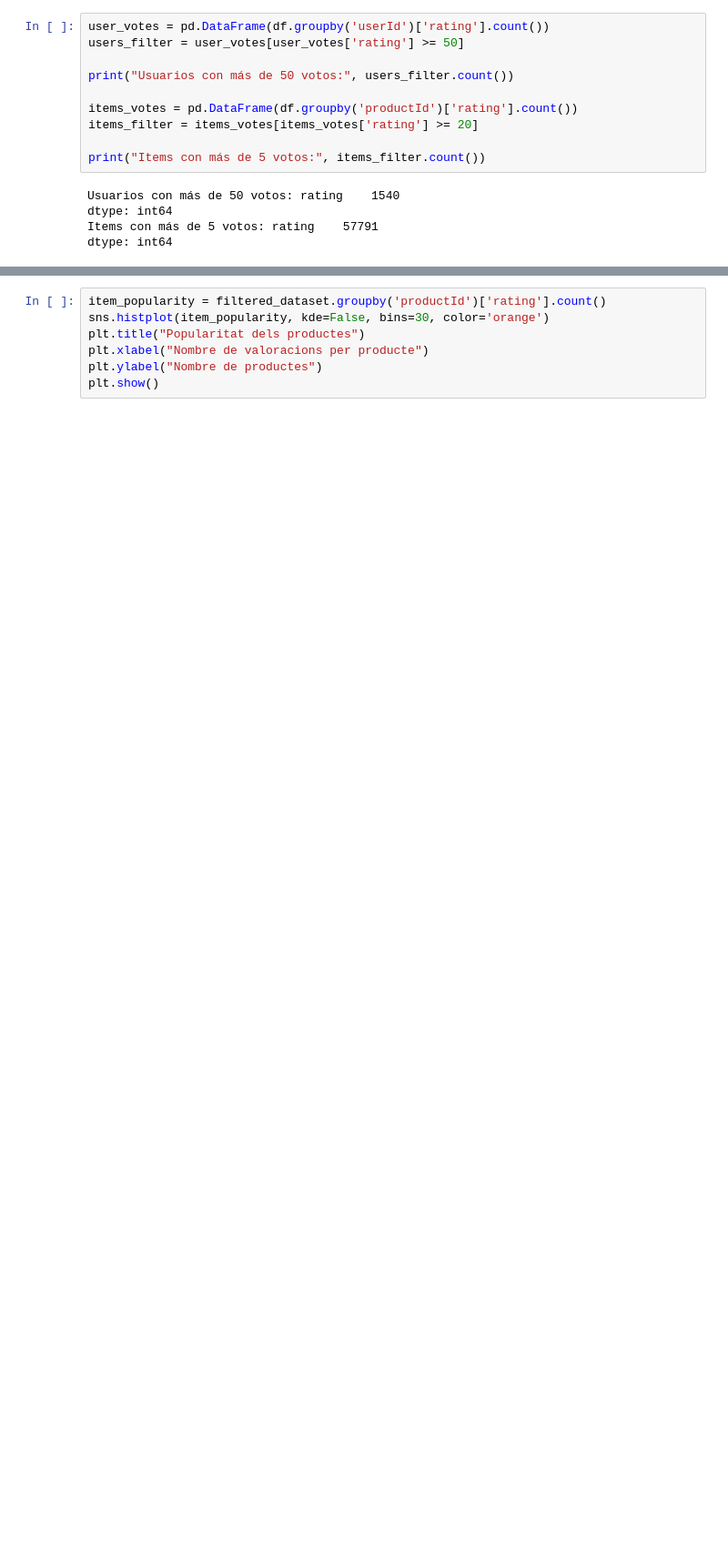
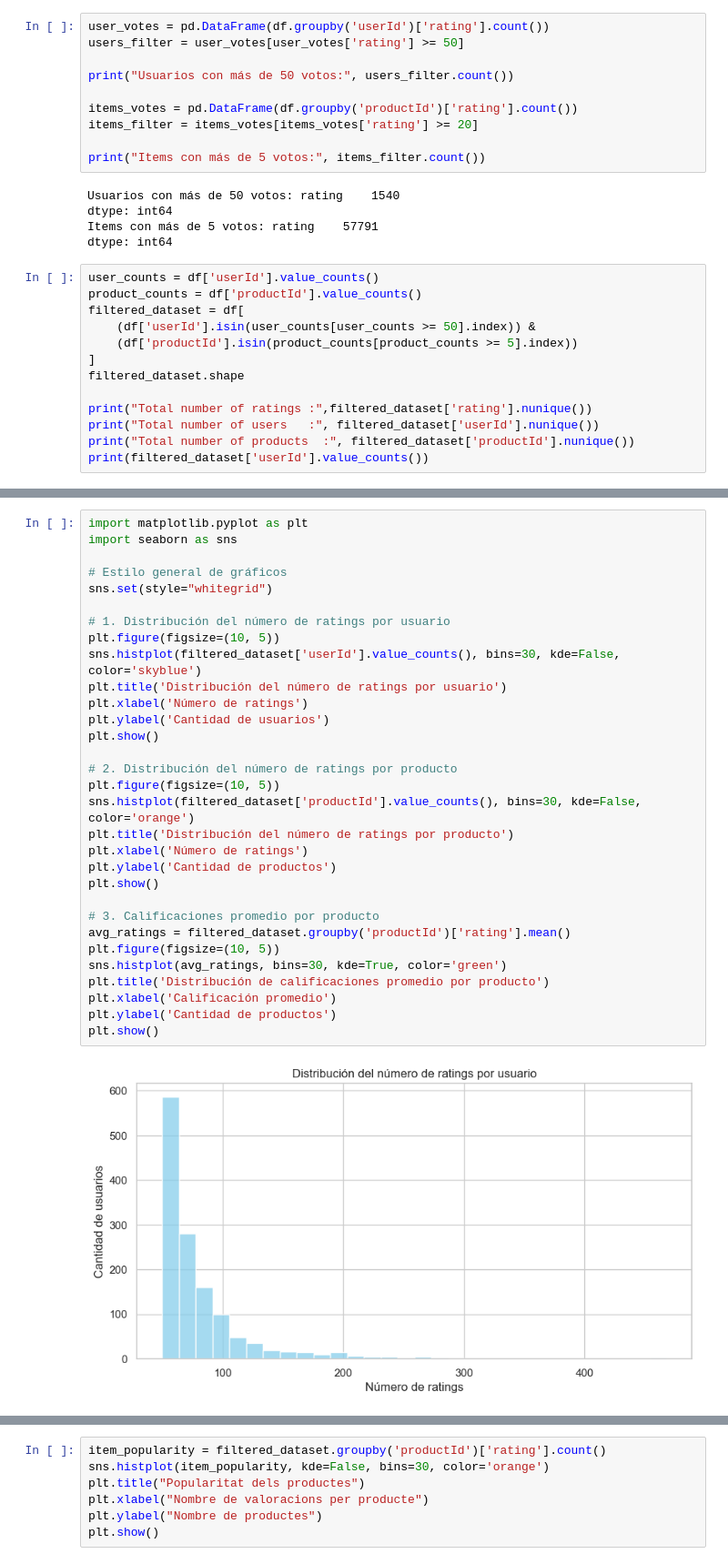
Before and after one commit to DCC-UAB/ACproject-grup-18, a Jupyter notebook: grafiques-2.ipynb, the cells around one changed output, grey strips where cells are left out. Shown at 91% size. Drawn from its saved outputs; the diff is of its cells as text; blank space fills up the shorter version.

```diff
--- a/grafiques.ipynb
+++ b/grafiques-2.ipynb
@@ -189,3 +201,16 @@ Usuarios con más de 50 votos: rating    1540
 dtype: int64
 Items con más de 5 votos: rating    57791
 dtype: int64
+# %%
+user_counts = df['userId'].value_counts()
+product_counts = df['productId'].value_counts()
+filtered_dataset = df[
+    (df['userId'].isin(user_counts[user_counts >= 50].index)) &
+    (df['productId'].isin(product_counts[product_counts >= 5].index))
+]
+filtered_dataset.shape
+
+print("Total number of ratings :",filtered_dataset['rating'].nunique())
+print("Total number of users   :", filtered_dataset['userId'].nunique())
+print("Total number of products  :", filtered_dataset['productId'].nunique())
+print(filtered_dataset['userId'].value_counts())
@@ -191,0 +234,33 @@ dtype: int64
+# %%
+import matplotlib.pyplot as plt
+import seaborn as sns
+
+# Estilo general de gráficos
+sns.set(style="whitegrid")
+
+# 1. Distribución del número de ratings por usuario
+plt.figure(figsize=(10, 5))
+sns.histplot(filtered_dataset['userId'].value_counts(), bins=30, kde=False, color='skyblue')
+plt.title('Distribución del número de ratings por usuario')
+plt.xlabel('Número de ratings')
+plt.ylabel('Cantidad de usuarios')
+plt.show()
+
+# 2. Distribución del número de ratings por producto
+plt.figure(figsize=(10, 5))
+sns.histplot(filtered_dataset['productId'].value_counts(), bins=30, kde=False, color='orange')
+plt.title('Distribución del número de ratings por producto')
+plt.xlabel('Número de ratings')
+plt.ylabel('Cantidad de productos')
+plt.show()
+
+# 3. Calificaciones promedio por producto
+avg_ratings = filtered_dataset.groupby('productId')['rating'].mean()
+plt.figure(figsize=(10, 5))
+sns.histplot(avg_ratings, bins=30, kde=True, color='green')
+plt.title('Distribución de calificaciones promedio por producto')
+plt.xlabel('Calificación promedio')
+plt.ylabel('Cantidad de productos')
+plt.show()
+# %% [output]
+[figure, added]
```
Also changed, not shown: parts of 19 cells of this notebook.
